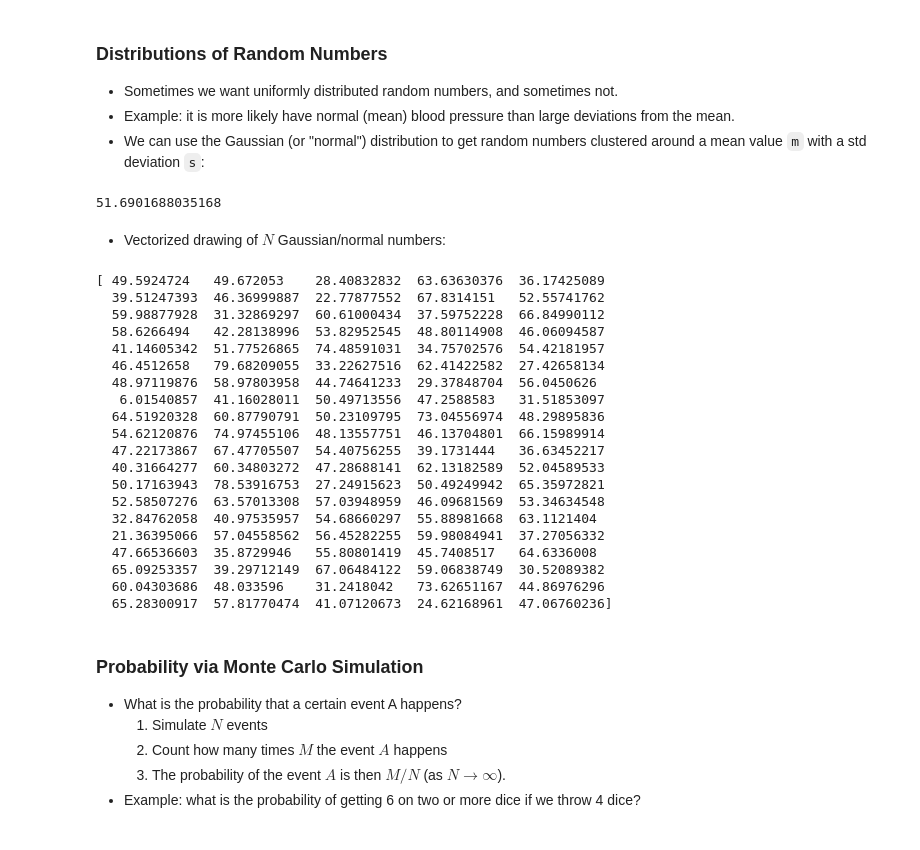
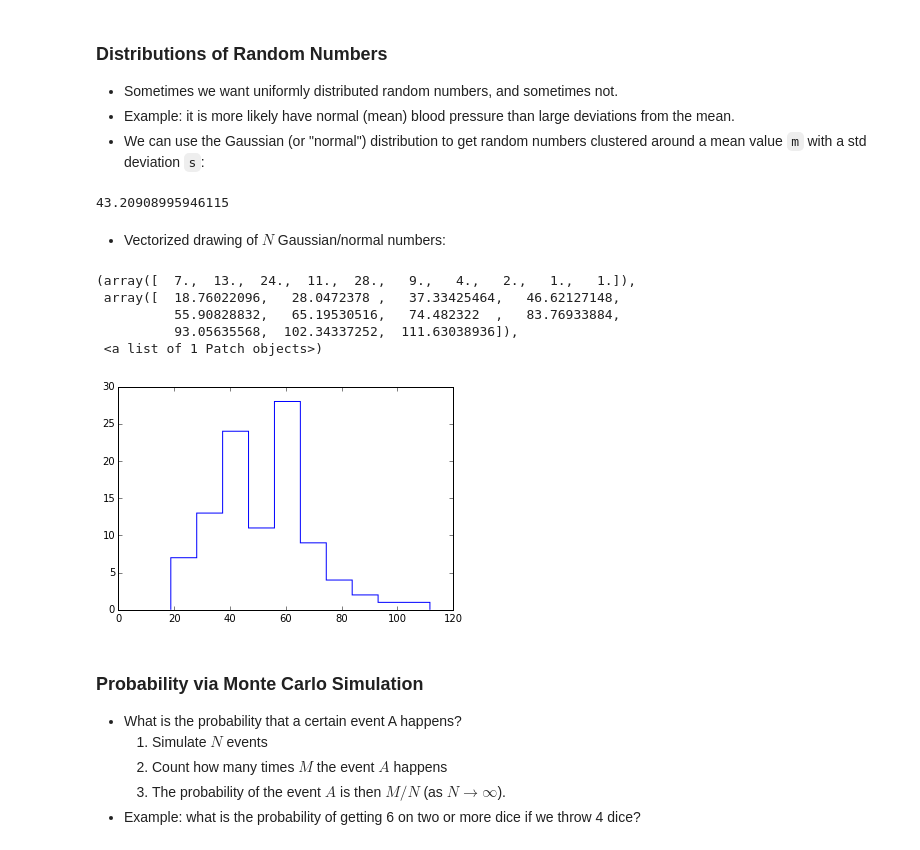
Before and after one commit to pitt1321/lectures, a Jupyter notebook: week_03/week_03.ipynb, the cells around one changed output. Cells and saved outputs as stored; diff of their text form; code cells hidden in the pictures.

```diff
--- a/week_03/week_03.ipynb
+++ b/week_03/week_03.ipynb
@@ -136,40 +219,27 @@ than large deviations from the mean.
   * We can use the Gaussian (or "normal") distribution to get random
 numbers clustered around a mean value `m` with a std deviation `s`:
 # %%
-(m, s) = (50, 15)
+m, s = 50, 15
 import random
 r = random.normalvariate(m, s)
 print(r)
 # %% [output]
-51.6901688035168
+43.20908995946115
 # %% [markdown]
   * Vectorized drawing of $N$ Gaussian/normal numbers:
 # %%
 (m, s, N) = (50, 15, 100)
 import numpy as np
 samples = np.random.normal(m, s, N)
-print(samples)
+# print(samples)
+plt.hist(samples, histtype='step')
 # %% [output]
-[ 49.5924724   49.672053    28.40832832  63.63630376  36.17425089
-  39.51247393  46.36999887  22.77877552  67.8314151   52.55741762
-  59.98877928  31.32869297  60.61000434  37.59752228  66.84990112
-  58.6266494   42.28138996  53.82952545  48.80114908  46.06094587
-  41.14605342  51.77526865  74.48591031  34.75702576  54.42181957
-  46.4512658   79.68209055  33.22627516  62.41422582  27.42658134
-  48.97119876  58.97803958  44.74641233  29.37848704  56.0450626
-   6.01540857  41.16028011  50.49713556  47.2588583   31.51853097
-  64.51920328  60.87790791  50.23109795  73.04556974  48.29895836
-  54.62120876  74.97455106  48.13557751  46.13704801  66.15989914
-  47.22173867  67.47705507  54.40756255  39.1731444   36.63452217
-  40.31664277  60.34803272  47.28688141  62.13182589  52.04589533
-  50.17163943  78.53916753  27.24915623  50.49249942  65.35972821
-  52.58507276  63.57013308  57.03948959  46.09681569  53.34634548
-  32.84762058  40.97535957  54.68660297  55.88981668  63.1121404
-  21.36395066  57.04558562  56.45282255  59.98084941  37.27056332
-  47.66536603  35.8729946   55.80801419  45.7408517   64.6336008
-  65.09253357  39.29712149  67.06484122  59.06838749  30.52089382
-  60.04303686  48.033596    31.2418042   73.62651167  44.86976296
-  65.28300917  57.81770474  41.07120673  24.62168961  47.06760236]
+(array([  7.,  13.,  24.,  11.,  28.,   9.,   4.,   2.,   1.,   1.]),
+ array([  18.76022096,   28.0472378 ,   37.33425464,   46.62127148,
+          55.90828832,   65.19530516,   74.482322  ,   83.76933884,
+          93.05635568,  102.34337252,  111.63038936]),
+ <a list of 1 Patch objects>)
+[figure, added]
 # %% [markdown]
 ### Probability via Monte Carlo Simulation
   * What is the probability that a certain event A happens?
```
Also changed, not shown: parts of 24 cells of this notebook.
